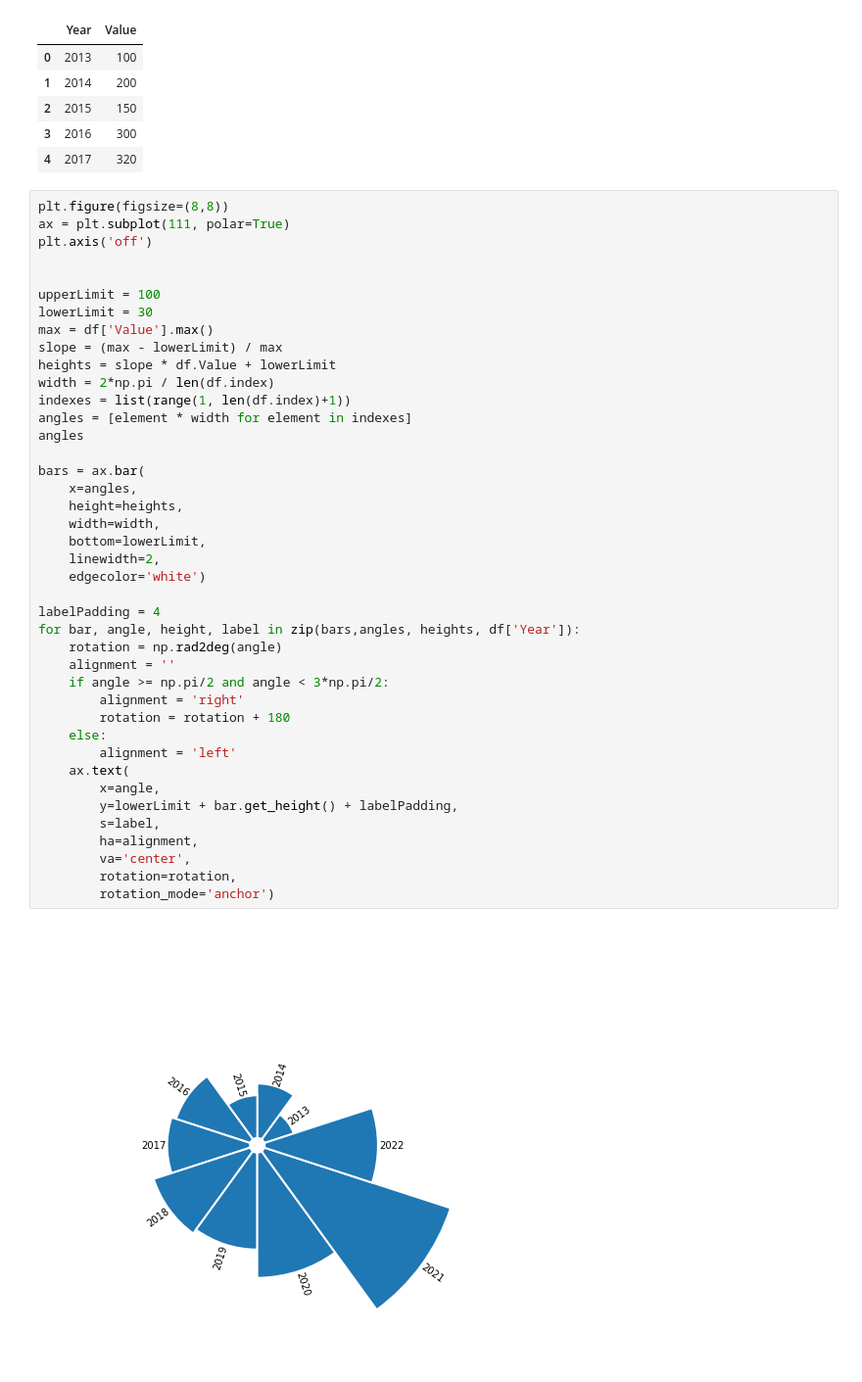
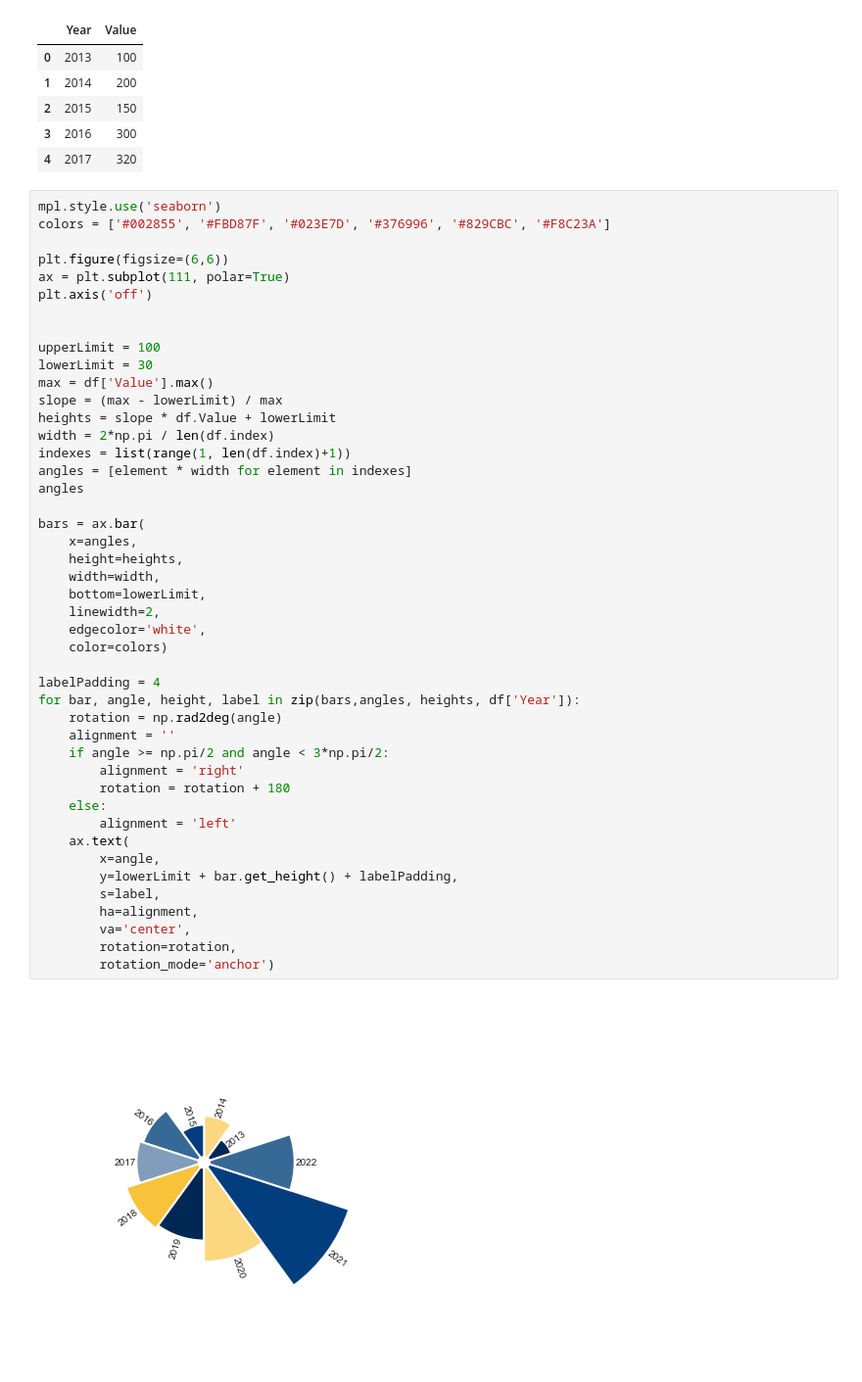
Before and after one commit to JohnTrunix/data-science-jupyter-book, a Jupyter notebook: pages/visualization/visuals/charts/polararea.ipynb, the cells around one changed output. Shown: that part at 98% size. Drawn from its saved outputs; the diff is of its cells as text; blank space fills up the shorter version.

```diff
--- a/pages/visualization/visuals/charts/polararea.ipynb
+++ b/pages/visualization/visuals/charts/polararea.ipynb
@@ -51,7 +52,10 @@ df.head()
 | 3 | 2016 | 300 |
 | 4 | 2017 | 320 |
 # %%
-plt.figure(figsize=(8,8))
+mpl.style.use('seaborn')
+colors = ['#002855', '#FBD87F', '#023E7D', '#376996', '#829CBC', '#F8C23A']
+
+plt.figure(figsize=(6,6))
 ax = plt.subplot(111, polar=True)
 plt.axis('off')
 
@@ -64,32 +68,33 @@ heights = slope * df.Value + lowerLimit
 width = 2*np.pi / len(df.index)
 indexes = list(range(1, len(df.index)+1))
 angles = [element * width for element in indexes]
 angles
 
 bars = ax.bar(
     x=angles,
     height=heights,
     width=width,
     bottom=lowerLimit,
     linewidth=2,
-    edgecolor='white')
+    edgecolor='white',
+    color=colors)
 
 labelPadding = 4
 for bar, angle, height, label in zip(bars,angles, heights, df['Year']):
     rotation = np.rad2deg(angle)
     alignment = ''
     if angle >= np.pi/2 and angle < 3*np.pi/2:
         alignment = 'right'
         rotation = rotation + 180
     else:
         alignment = 'left'
     ax.text(
         x=angle,
         y=lowerLimit + bar.get_height() + labelPadding,
         s=label,
         ha=alignment,
         va='center',
         rotation=rotation,
         rotation_mode='anchor')
 # %% [output]
-[figure, old version]
+[figure, new version]
```
Also changed, not shown: parts of 1 cell of this notebook, 4 other files.
